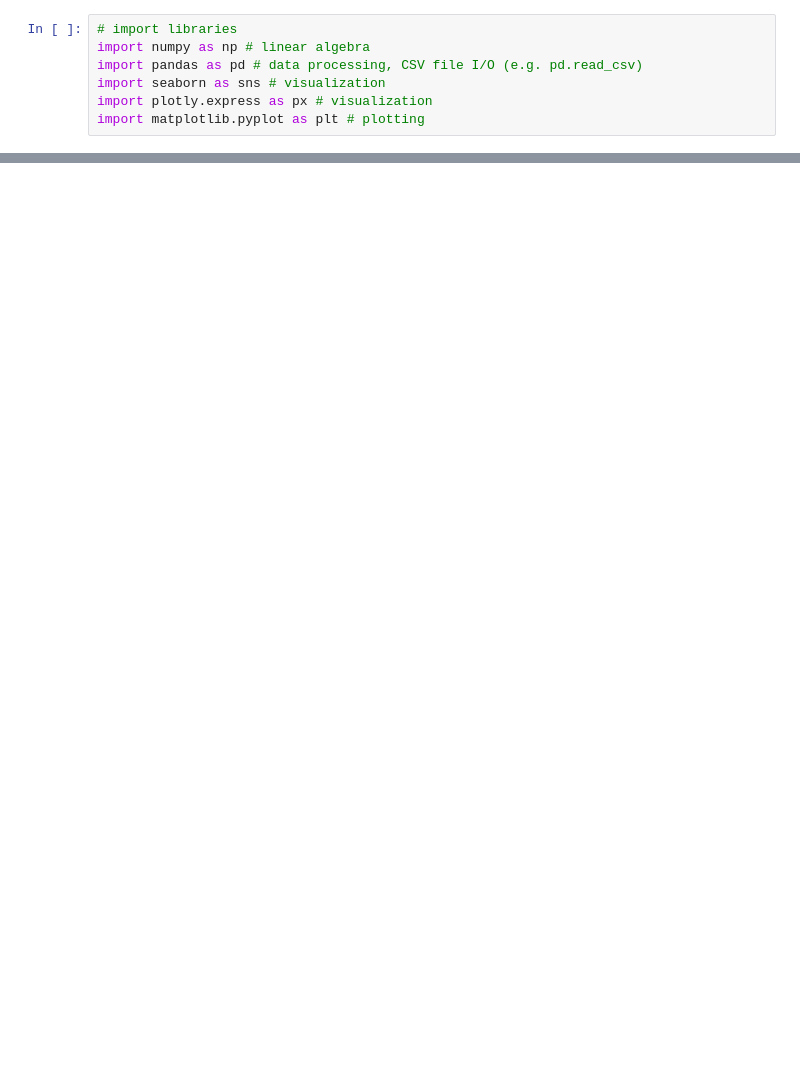
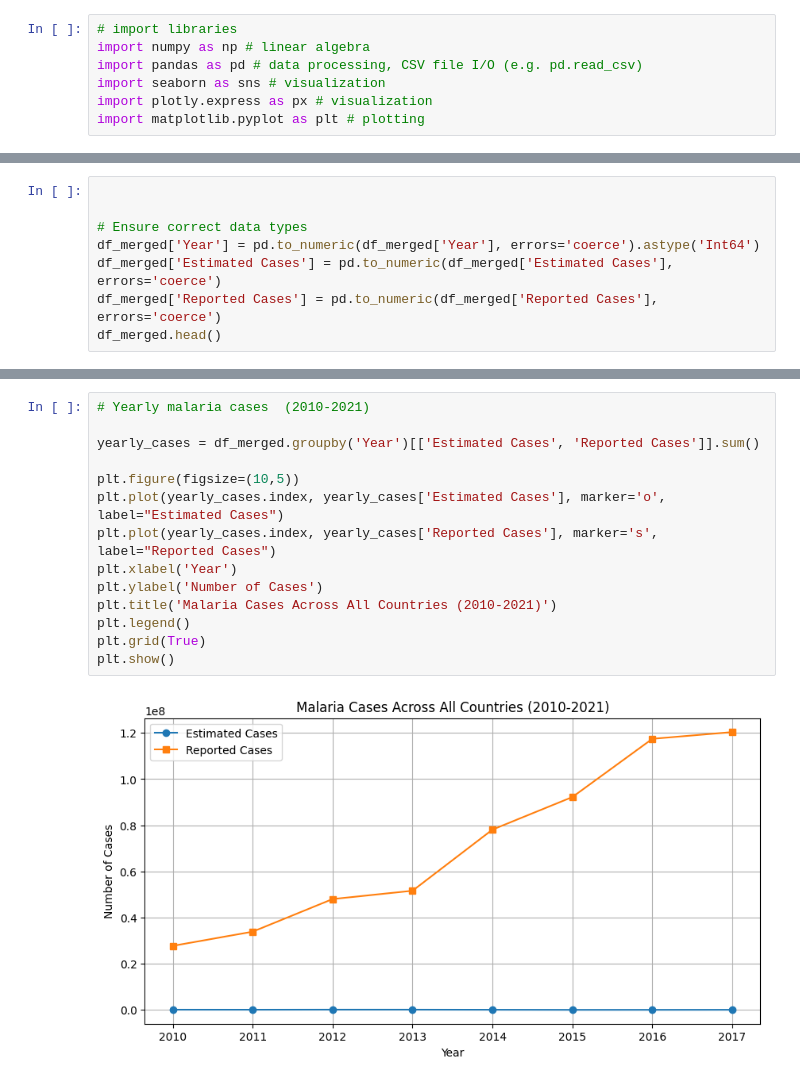
Before and after one commit to UmmH3/malaria-health, a Jupyter notebook: jupyter_notebooks/EDA.ipynb, the cells around one changed output, grey strips where cells are left out. Drawn from its saved outputs; the diff is of its cells as text; blank space fills up the shorter version.

```diff
--- a/jupyter_notebooks/EDA.ipynb
+++ b/jupyter_notebooks/EDA.ipynb
@@ -17,0 +26,8 @@ df_merged.head()
+# %%
+
+
+# Ensure correct data types
+df_merged['Year'] = pd.to_numeric(df_merged['Year'], errors='coerce').astype('Int64')
+df_merged['Estimated Cases'] = pd.to_numeric(df_merged['Estimated Cases'], errors='coerce')
+df_merged['Reported Cases'] = pd.to_numeric(df_merged['Reported Cases'], errors='coerce')
+df_merged.head()
@@ -17,0 +41,16 @@ df_merged.head()
+# %%
+# Yearly malaria cases  (2010-2021)
+
+yearly_cases = df_merged.groupby('Year')[['Estimated Cases', 'Reported Cases']].sum()
+
+plt.figure(figsize=(10,5))
+plt.plot(yearly_cases.index, yearly_cases['Estimated Cases'], marker='o', label="Estimated Cases")
+plt.plot(yearly_cases.index, yearly_cases['Reported Cases'], marker='s', label="Reported Cases")
+plt.xlabel('Year')
+plt.ylabel('Number of Cases')
+plt.title('Malaria Cases Across All Countries (2010-2021)')
+plt.legend()
+plt.grid(True)
+plt.show()
+# %% [output]
+[figure, added]
```
Also changed, not shown: parts of 4 cells of this notebook.
